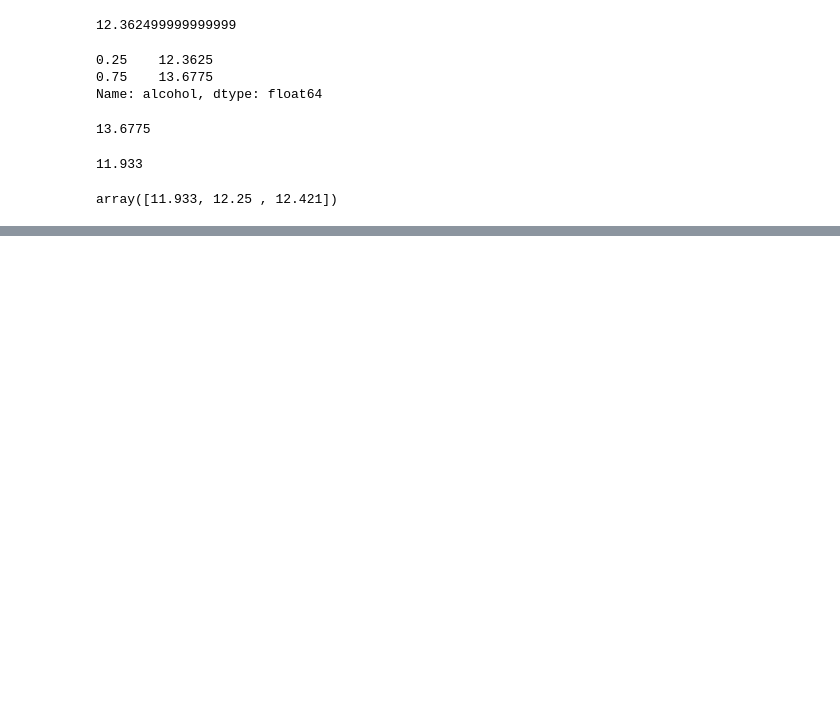
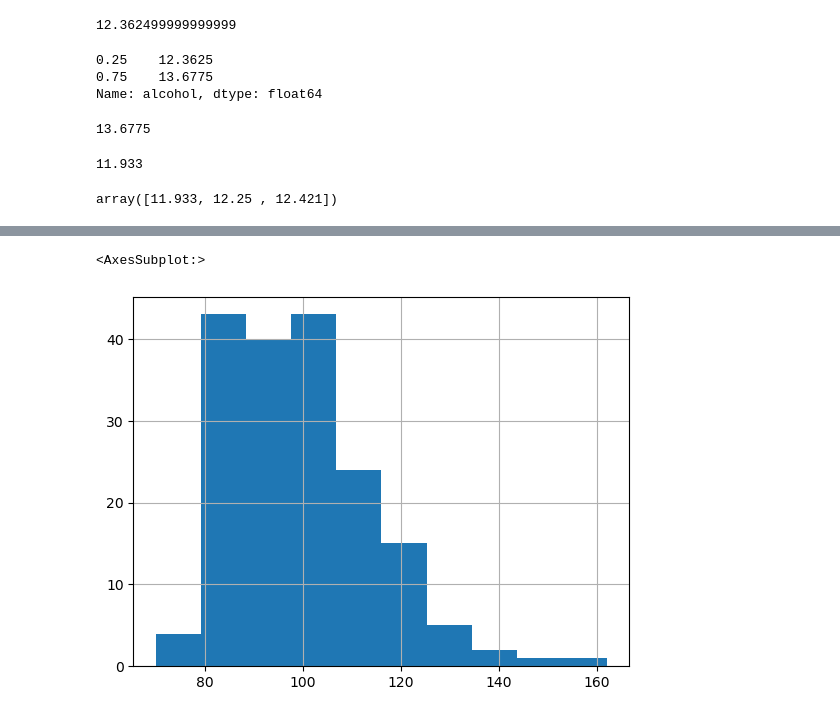
Before and after one commit to isaacGGomez/Ing_Caract, a Jupyter notebook: Clase_3_Distribuciones.ipynb, the cells around one changed output, grey strips where cells are left out. Saved outputs shown, nothing was run; the diff lists cells and outputs as text; code cells hidden in the pictures; blank space fills up the shorter version.

```diff
--- a/Clase_3_Distribuciones.ipynb
+++ b/Clase_3_Distribuciones.ipynb
@@ -138,0 +368,5 @@ array([11.933, 12.25 , 12.421])
+# %%
+df['magnesium'].hist()
+# %% [output]
+<AxesSubplot:>
+[figure, added]
```
Also changed, not shown: parts of 41 cells of this notebook, 1 other file.
